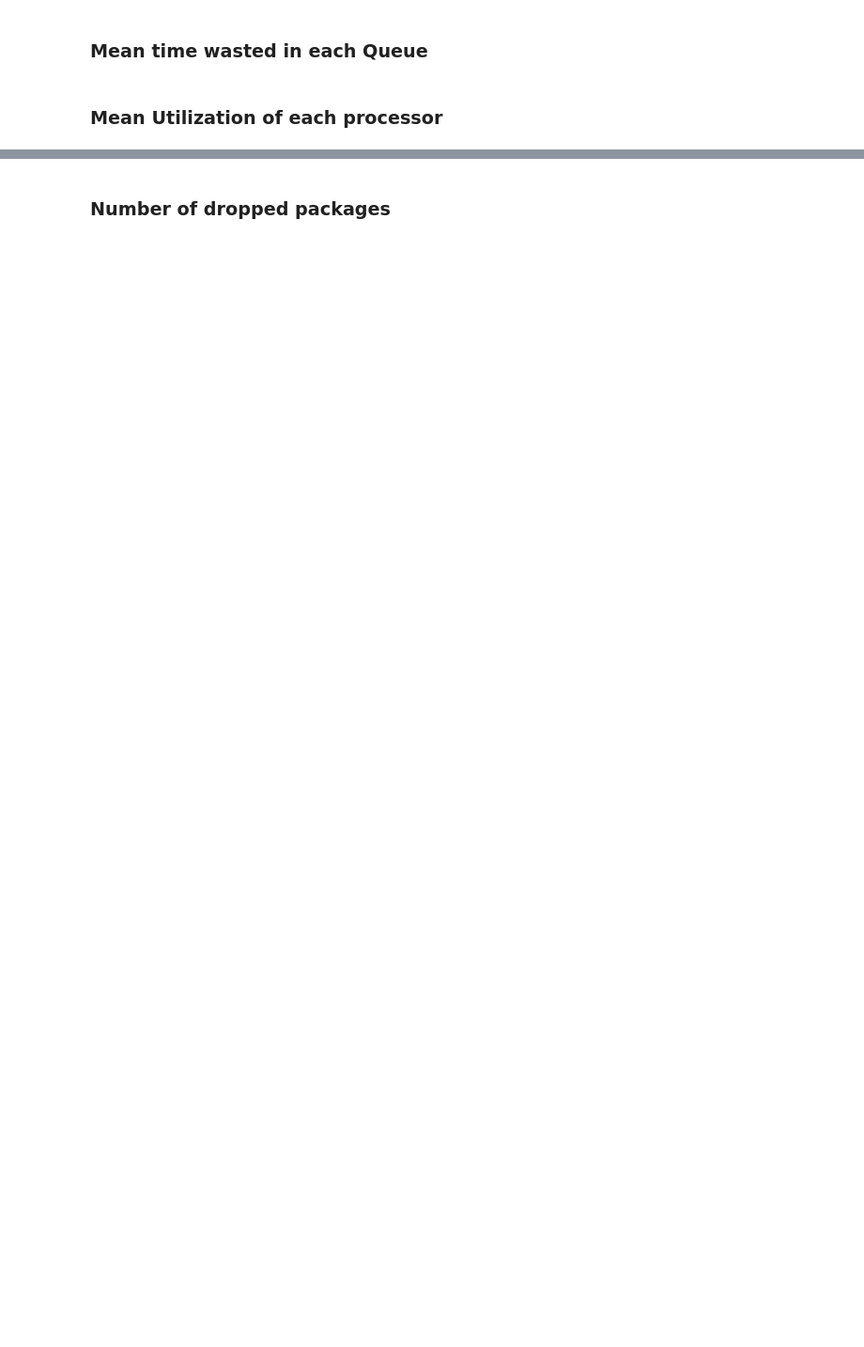
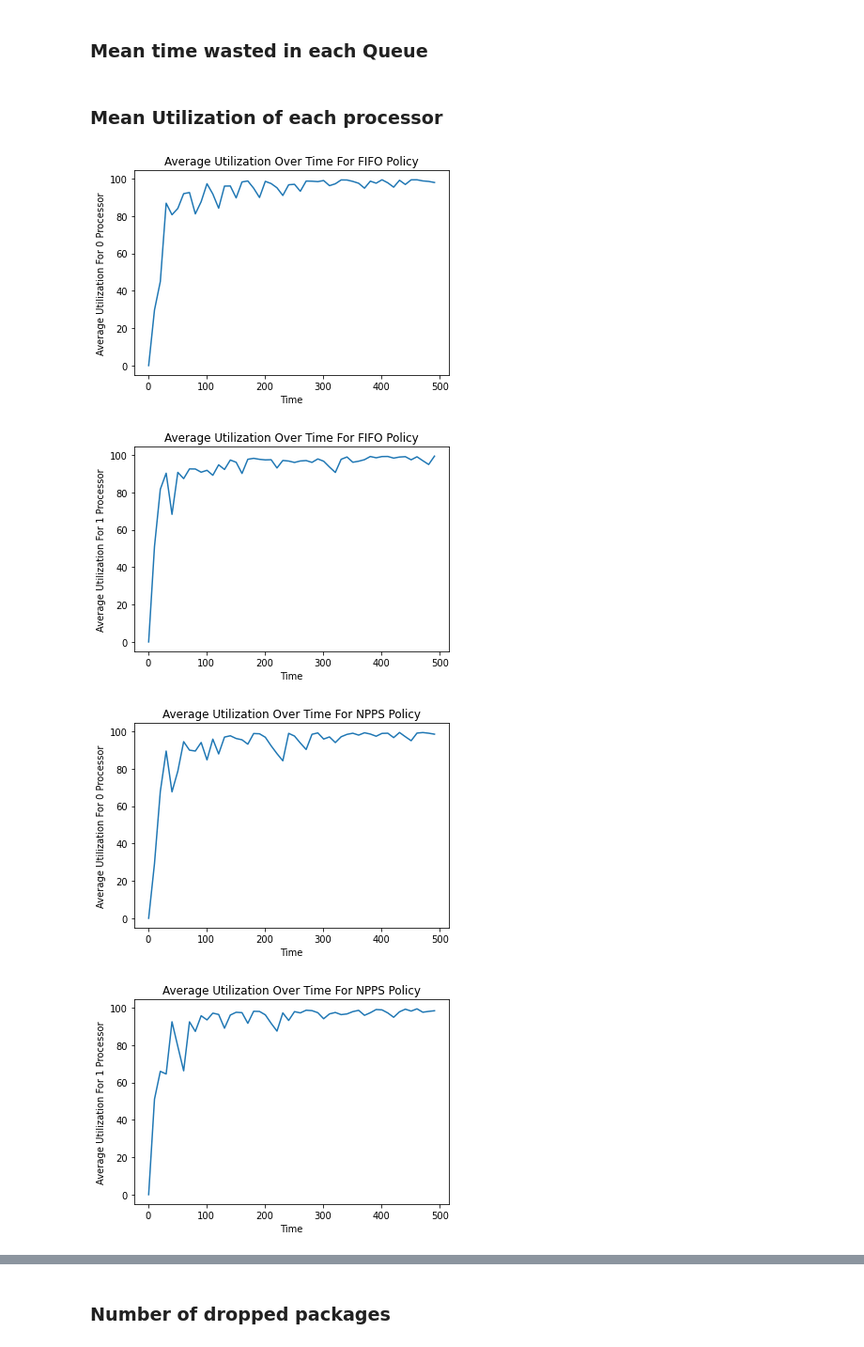
Before and after one commit to mjmaher987/Packet-Host-Router-Simulation, a Jupyter notebook: Source Codes/Router_Host_Network_Simulation - 020407 - 2113.ipynb, the cells around one changed output, grey strips where cells are left out. Shown at 94% size. Saved outputs shown, nothing was run; the diff lists cells and outputs as text; code cells hidden in the pictures; blank space fills up the shorter version.

```diff
--- a/Source Codes/Router_Host_Network_Simulation - 020407 - 2113.ipynb
+++ b/Source Codes/Router_Host_Network_Simulation - 020407 - 2113.ipynb
@@ -391,28 +410,26 @@ plot_mean_time_wasted_in_queue(wrr_packets, 'WRR')
 ### Mean time wasted in each Queue
 # %% [markdown]
 ### Mean Utilization of each processor
-# %%
-def plot_mean_utilization_for_processor(tasks, service_policy):
-    if service_policy == 'WRR':
-        for priority_key, priority_label in priority_labels.items():
-            queue_times = []
-            task_number = []
-            for i in range(1, len(tasks) + 1):
-                queue_times.append(Task.get_cumulative_queue_time(tasks, tasks[i - 1].arrival, priority_key) / i)
-                task_number.append(i)
-            plt.plot(task_number, queue_times)
-            plt.xlabel('Task Number')
-            plt.ylabel(f'Average Wasted Time {priority_label} Weight Queue')
-            plt.title(f'Average Wasted Time Over Task Number For {service_policy} Policy')
-            plt.show()
-    else:
-        queue_times = []
-        task_number = []
-        for i in range(1, len(tasks) + 1):
-            queue_times.append(Task.get_cumulative_queue_time(tasks, tasks[i - 1].arrival, None) / i)
-            task_number.append(i)
-        plt.plot(task_number, queue_times)
-        plt.xlabel('Task Number')
-        plt.ylabel('Average Wasted Time')
-        plt.title(f'Average Wasted Time Over Task Number For {service_policy} Policy')
-        plt.show()
+# %%
+def plot_mean_utilization_for_processor(tasks, service_policy):
+    for processor in range(PROCESSORS_NUM):
+        utilization_percentages = []
+        task_number = []
+        for i in range(1, T, 10):
+            utilization_percentages.append(Task.get_cumulative_execution_time(tasks, i, processor) / i * 100)
+            task_number.append(i)
+        plt.plot(task_number, utilization_percentages)
+        plt.xlabel('Time')
+        plt.ylabel(f'Average Utilization For {processor} Processor')
+        plt.title(f'Average Utilization Over Time For {service_policy} Policy')
+        plt.show()
+
+
+plot_mean_utilization_for_processor(fifo_packets, 'FIFO')
+plot_mean_utilization_for_processor(npps_packets, 'NPPS')
+plot_mean_utilization_for_processor(wrr_packets, 'WRR')
+# %% [output]
+[figure, added]
+[figure, added]
+[figure, added]
+[figure, added]
```
Also changed, not shown: parts of 11 cells of this notebook.
